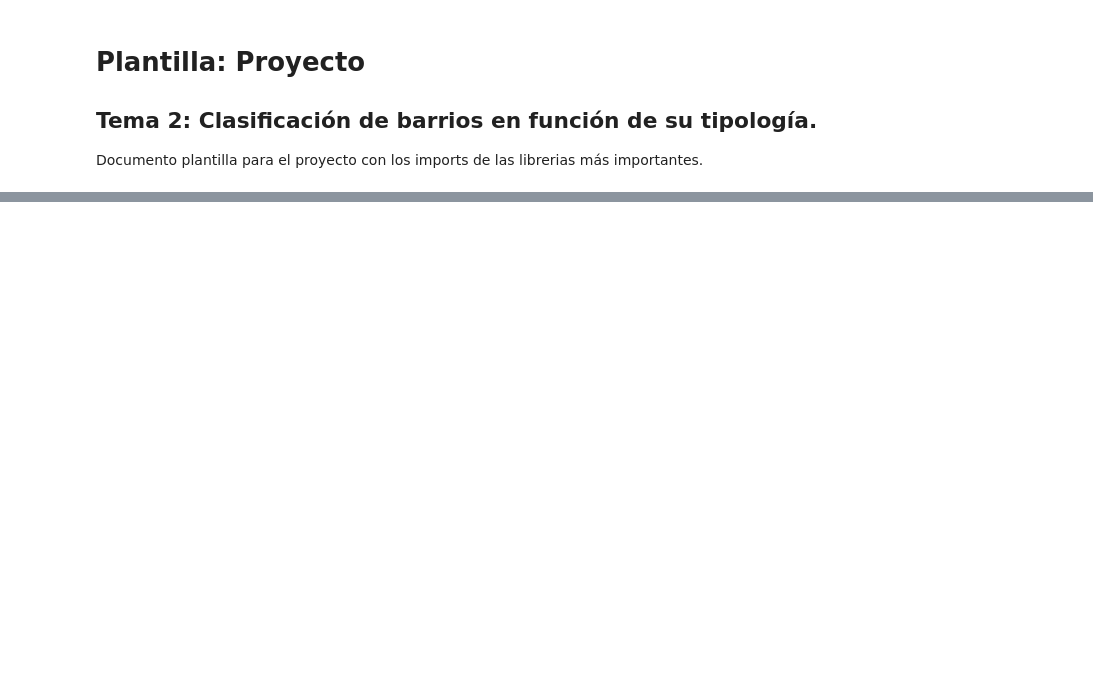
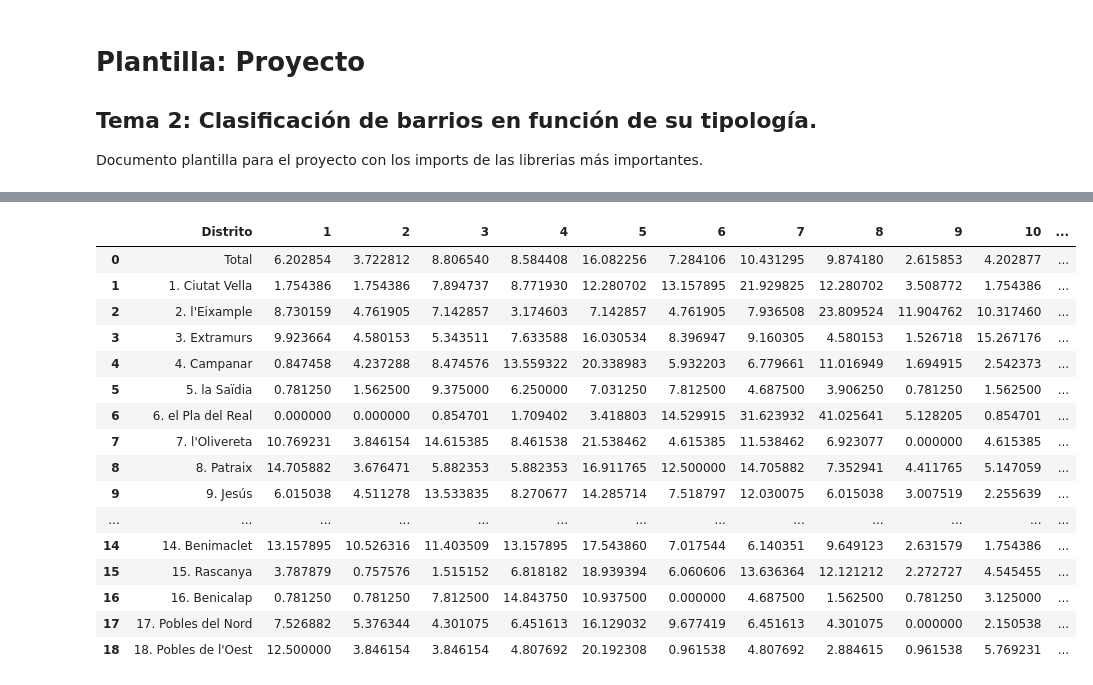
Before and after one commit to esedesam/mcd-nlp-proyecto, a Jupyter notebook: plantilla.ipynb, the cells around one changed output, grey strips where cells are left out. Saved outputs shown, nothing was run; the diff lists cells and outputs as text; code cells hidden in the pictures; blank space fills up the shorter version.

```diff
--- a/plantilla.ipynb
+++ b/plantilla.ipynb
@@ -18,0 +134,26 @@ ModuleNotFoundError: No module named 'beautifulsoup'
+# %%
+df_op_politi  = pd.read_excel('docs_Carlos/Distritos23.xlsx', sheet_name=' P.37', header=8)
+# cambiar el nombre de la primera columna que hace de header a 'Distrito':
+df_op_politi.rename(columns={'Unnamed: 0':'Distrito'}, inplace=True)
+df_op_politi.rename(columns={'Unnamed: 14':'Media'}, inplace=True)
+df_op_politi.rename(columns={'Unnamed: 15':'Desviación'}, inplace=True)
+df_op_politi.rename(columns={'Unnamed: 16':'Mediana'}, inplace=True)
+df_op_politi.head(19)
+# %% [output]
+|  | Distrito | 1 | 2 | 3 | 4 | 5 | 6 | 7 | 8 | 9 | 10 | ... |
+| 0 | Total | 6.202854 | 3.722812 | 8.806540 | 8.584408 | 16.082256 | 7.284106 | 10.431295 | 9.874180 | 2.615853 | 4.202877 | ... |
+| 1 | 1. Ciutat Vella | 1.754386 | 1.754386 | 7.894737 | 8.771930 | 12.280702 | 13.157895 | 21.929825 | 12.280702 | 3.508772 | 1.754386 | ... |
+| 2 | 2. l'Eixample | 8.730159 | 4.761905 | 7.142857 | 3.174603 | 7.142857 | 4.761905 | 7.936508 | 23.809524 | 11.904762 | 10.317460 | ... |
+| 3 | 3. Extramurs | 9.923664 | 4.580153 | 5.343511 | 7.633588 | 16.030534 | 8.396947 | 9.160305 | 4.580153 | 1.526718 | 15.267176 | ... |
+| 4 | 4. Campanar | 0.847458 | 4.237288 | 8.474576 | 13.559322 | 20.338983 | 5.932203 | 6.779661 | 11.016949 | 1.694915 | 2.542373 | ... |
+| 5 | 5. la Saïdia | 0.781250 | 1.562500 | 9.375000 | 6.250000 | 7.031250 | 7.812500 | 4.687500 | 3.906250 | 0.781250 | 1.562500 | ... |
+| 6 | 6. el Pla del Real | 0.000000 | 0.000000 | 0.854701 | 1.709402 | 3.418803 | 14.529915 | 31.623932 | 41.025641 | 5.128205 | 0.854701 | ... |
+| 7 | 7. l'Olivereta | 10.769231 | 3.846154 | 14.615385 | 8.461538 | 21.538462 | 4.615385 | 11.538462 | 6.923077 | 0.000000 | 4.615385 | ... |
+| 8 | 8. Patraix | 14.705882 | 3.676471 | 5.882353 | 5.882353 | 16.911765 | 12.500000 | 14.705882 | 7.352941 | 4.411765 | 5.147059 | ... |
+| 9 | 9. Jesús | 6.015038 | 4.511278 | 13.533835 | 8.270677 | 14.285714 | 7.518797 | 12.030075 | 6.015038 | 3.007519 | 2.255639 | ... |
+| ... | ... | ... | ... | ... | ... | ... | ... | ... | ... | ... | ... | ... |
+| 14 | 14. Benimaclet | 13.157895 | 10.526316 | 11.403509 | 13.157895 | 17.543860 | 7.017544 | 6.140351 | 9.649123 | 2.631579 | 1.754386 | ... |
+| 15 | 15. Rascanya | 3.787879 | 0.757576 | 1.515152 | 6.818182 | 18.939394 | 6.060606 | 13.636364 | 12.121212 | 2.272727 | 4.545455 | ... |
+| 16 | 16. Benicalap | 0.781250 | 0.781250 | 7.812500 | 14.843750 | 10.937500 | 0.000000 | 4.687500 | 1.562500 | 0.781250 | 3.125000 | ... |
+| 17 | 17. Pobles del Nord | 7.526882 | 5.376344 | 4.301075 | 6.451613 | 16.129032 | 9.677419 | 6.451613 | 4.301075 | 0.000000 | 2.150538 | ... |
+| 18 | 18. Pobles de l'Oest | 12.500000 | 3.846154 | 3.846154 | 4.807692 | 20.192308 | 0.961538 | 4.807692 | 2.884615 | 0.961538 | 5.769231 | ... |
```
Also changed, not shown: parts of 6 cells of this notebook, 4 other files.
